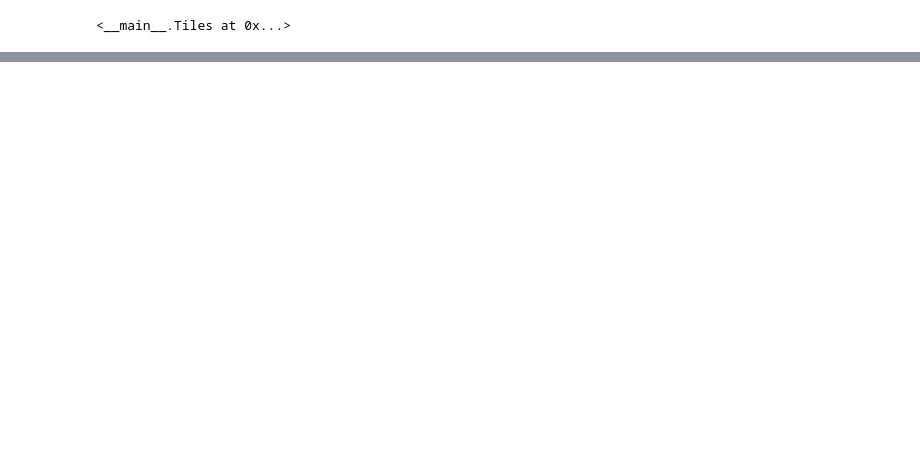
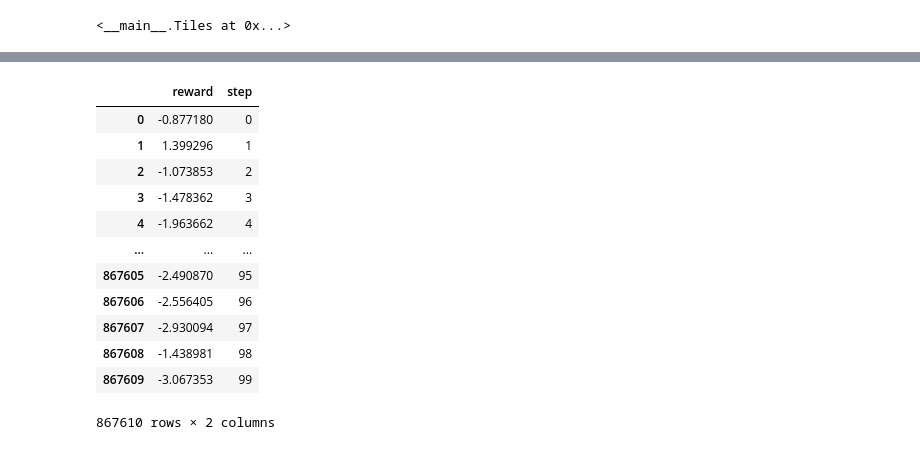
Before and after one commit to guidj/drmdp-fnapprox, a Jupyter notebook: notebooks/state_projection/x02-tiling-projection-envs.ipynb, the cells around one changed output, grey strips where cells are left out. Saved outputs shown, nothing was run; the diff lists cells and outputs as text; code cells hidden in the pictures; blank space fills up the shorter version.

```diff
--- a/notebooks/state_projection/x02-tiling-projection-envs.ipynb
+++ b/notebooks/state_projection/x02-tiling-projection-envs.ipynb
@@ -796,0 +818,16 @@ rwe_scatterplot(
+# %%
+df_tmp
+# %% [output]
+|  | reward | step |
+| 0 | -0.877180 | 0 |
+| 1 | 1.399296 | 1 |
+| 2 | -1.073853 | 2 |
+| 3 | -1.478362 | 3 |
+| 4 | -1.963662 | 4 |
+| ... | ... | ... |
+| 867605 | -2.490870 | 95 |
+| 867606 | -2.556405 | 96 |
+| 867607 | -2.930094 | 97 |
+| 867608 | -1.438981 | 98 |
+| 867609 | -3.067353 | 99 |
+867610 rows × 2 columns
```
Also changed, not shown: parts of 50 cells of this notebook, 1 other file.
